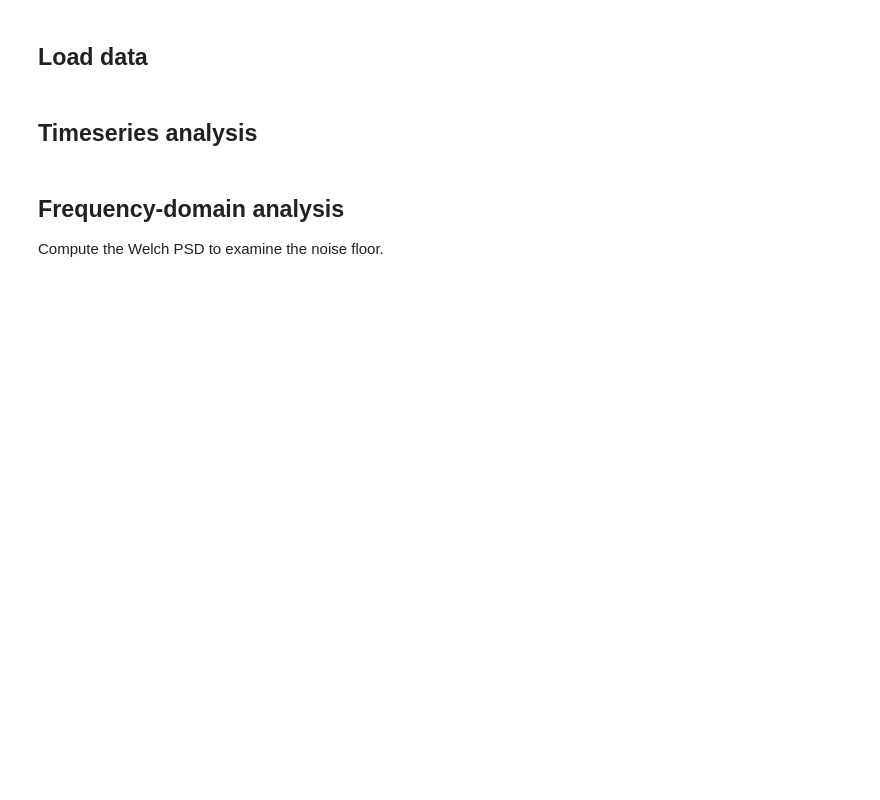
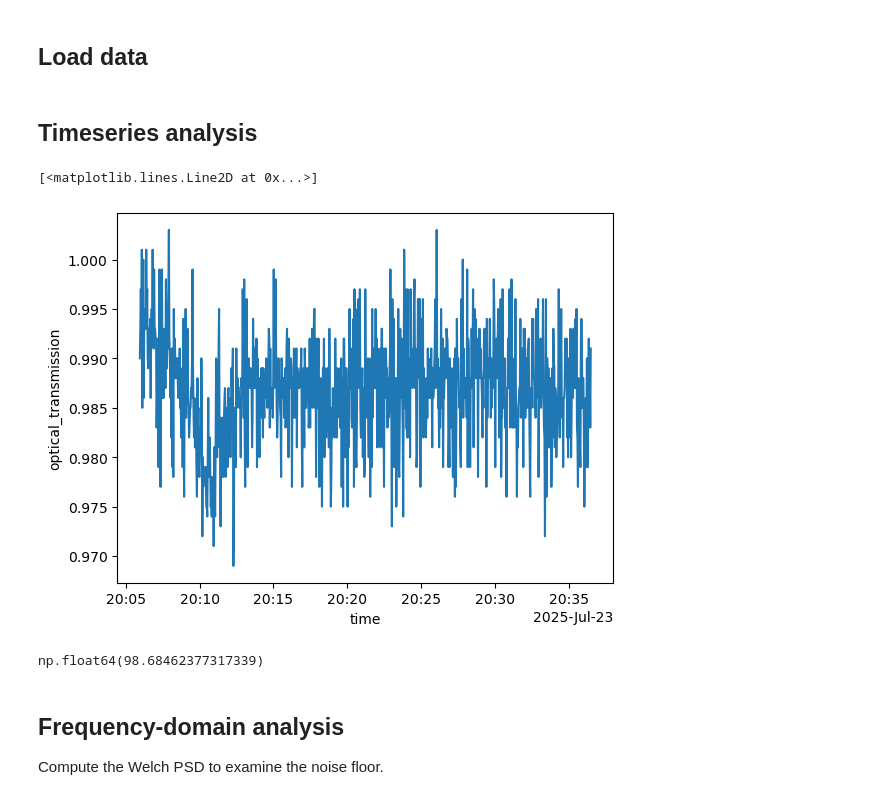
Before and after one commit to cooleyky/pioneer-21, a Jupyter notebook: 03-analyze-oatmilk-transmission.ipynb, the cells around one changed output. Cells and saved outputs as stored; diff of their text form; code cells hidden in the pictures; blank space fills up the shorter version.

```diff
--- a/03-analyze-oatmilk-transmission.ipynb
+++ b/03-analyze-oatmilk-transmission.ipynb
@@ -16,16 +16,15 @@ from scipy import signal
 ## Load data
 # %%
 # Define paths to data and find files matching the file name pattern
-LISST_PATH = "C:/Users/kylene.cooley/Documents/prtsz_bench_test/"
-DATA_PATH = "oatmilk_.*[0-9]{4}percent.csv"
+LISST_PATH = "C:/Users/kylene.cooley/Documents/prtsz_bench_test"
+DATA_PATH = "oatmilk-*[0-9]percent.csv"
 
-# flist = re.findall(DATA_PATH, str(glob.glob(LISST_PATH)))
-flist = glob.glob(LISST_PATH) # glob is not the right tool here, need something recursive to show contents of dir
+flist = glob.glob(DATA_PATH, root_dir=LISST_PATH, recursive=True)
 # %%
 # Define functions
 def load_lisst(fpath, csvhdr):
     # Load processed LISST data
-    lisst_data = pd.read_csv(f, names=csvhdr)
+    lisst_data = pd.read_csv(fpath, names=csvhdr)
     try: lisst_data.head(1)
     except: print("No LISST data found.")
     # Create LISST time vectors for Xarray Dataset coordinates
@@ -40,11 +39,27 @@ def load_lisst(fpath, csvhdr):
 # Load LISST CSV column names from json containing column headers
 headers = pd.read_json("./inst_headers/lisst_hdr.json", typ='series', orient='records')
 csvhdr = headers.iloc[0]
+# %%
+# Change first 36 column names to integer bin numbers
+bins = np.arange(36)+1
+csvhdr[0:36] = bins.astype(str)
+# csvhdr
 # %%
 # Load data to workspace
-fpath = flist[0]
+fpath = path.join(LISST_PATH, flist[0])
+lisst_ds = load_lisst(fpath, csvhdr)
 # %% [markdown]
 ## Timeseries analysis
+# %%
+lisst_ds.optical_transmission.plot()
+# %% [output]
+[<matplotlib.lines.Line2D at 0x...>]
+[figure, added]
+# %%
+# Calculate average percent optical transmission
+lisst_ds.optical_transmission.mean().values*100
+# %% [output]
+np.float64(98.68462377317339)
 # %% [markdown]
 ## Frequency-domain analysis
 
```
Also changed, not shown: parts of 6 cells of this notebook.
